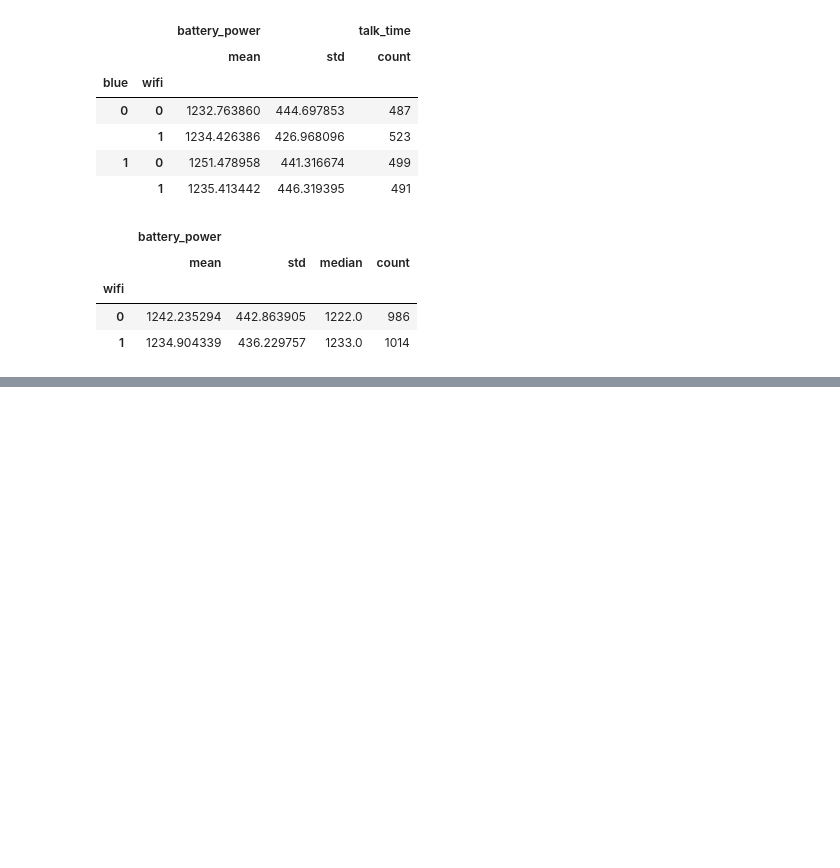
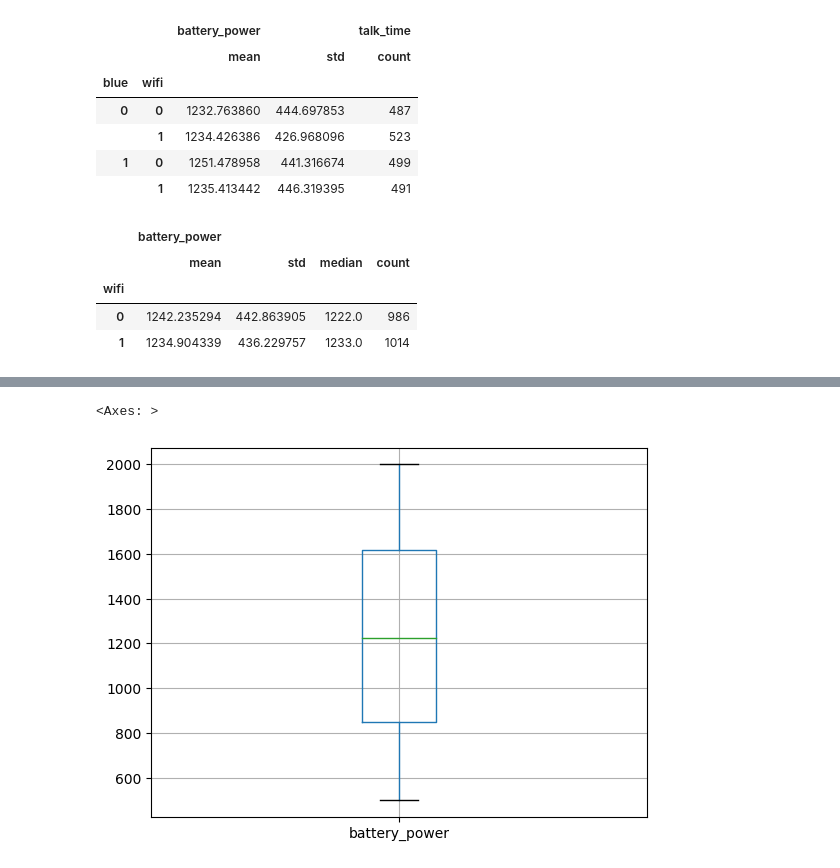
Before and after one commit to harnalashok/general, a Jupyter notebook: statistics_with_python.ipynb, the cells around one changed output, grey strips where cells are left out. Saved outputs shown, nothing was run; the diff lists cells and outputs as text; code cells hidden in the pictures; blank space fills up the shorter version.

```diff
--- a/statistics_with_python.ipynb
+++ b/statistics_with_python.ipynb
@@ -263,0 +372,5 @@ data[['wifi', 'battery_power']].groupby(['wifi']).aggregate(['mean', 'std', 'med
+# %%
+data.boxplot('battery_power')
+# %% [output]
+<Axes: >
+[figure, added]
```
Also changed, not shown: parts of 34 cells of this notebook.
